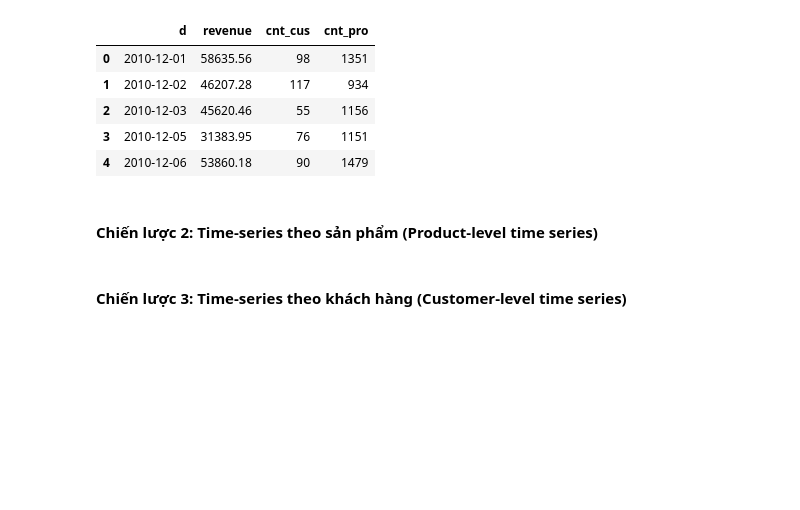
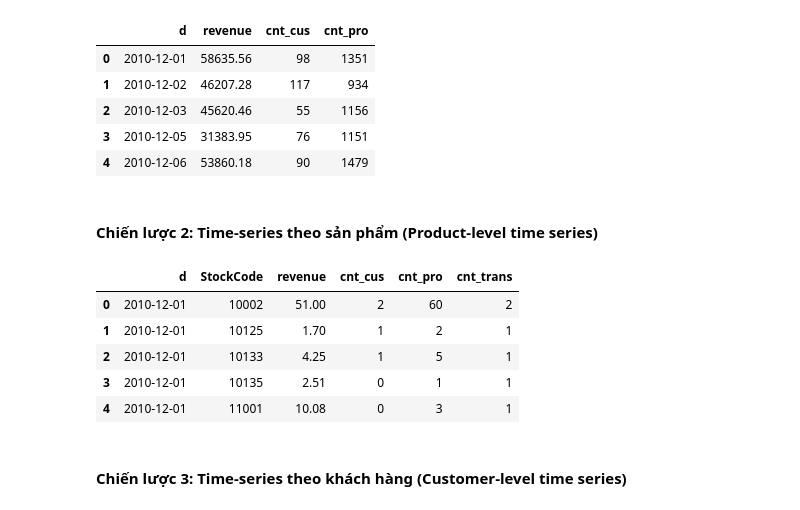
Before and after one commit to WindPham/24C12006_24C11060_DA_models, a Jupyter notebook: code/data_evaluation.ipynb, the cells around one changed output. Cells and saved outputs as stored; diff of their text form; code cells hidden in the pictures; blank space fills up the shorter version.

```diff
--- a/code/data_evaluation.ipynb
+++ b/code/data_evaluation.ipynb
@@ -90,10 +90,20 @@ strategy_01.head()
 # %%
 strategy_02 = df.groupby(by=["d", "StockCode"]).agg(revenue = ("TotalPrice", "sum"),
                     cnt_cus = ("CustomerID", "nunique"),
-                    cnt_pro = ("Quantity", "sum")
+                    cnt_pro = ("Quantity", "sum"),
+                    cnt_trans = ("InvoiceNo", "nunique")
                    ).reset_index()
 # %%
 strategy_02.to_csv("../data/strategy_02.csv", index=False)
+# %%
+strategy_02.head()
+# %% [output]
+|  | d | StockCode | revenue | cnt_cus | cnt_pro | cnt_trans |
+| 0 | 2010-12-01 | 10002 | 51.00 | 2 | 60 | 2 |
+| 1 | 2010-12-01 | 10125 | 1.70 | 1 | 2 | 1 |
+| 2 | 2010-12-01 | 10133 | 4.25 | 1 | 5 | 1 |
+| 3 | 2010-12-01 | 10135 | 2.51 | 0 | 1 | 1 |
+| 4 | 2010-12-01 | 11001 | 10.08 | 0 | 3 | 1 |
 # %% [markdown]
 #### Chiến lược 3: Time-series theo khách hàng (Customer-level time series)
 # %%
```
Also changed, not shown: parts of 3 cells of this notebook, 2 other files.
